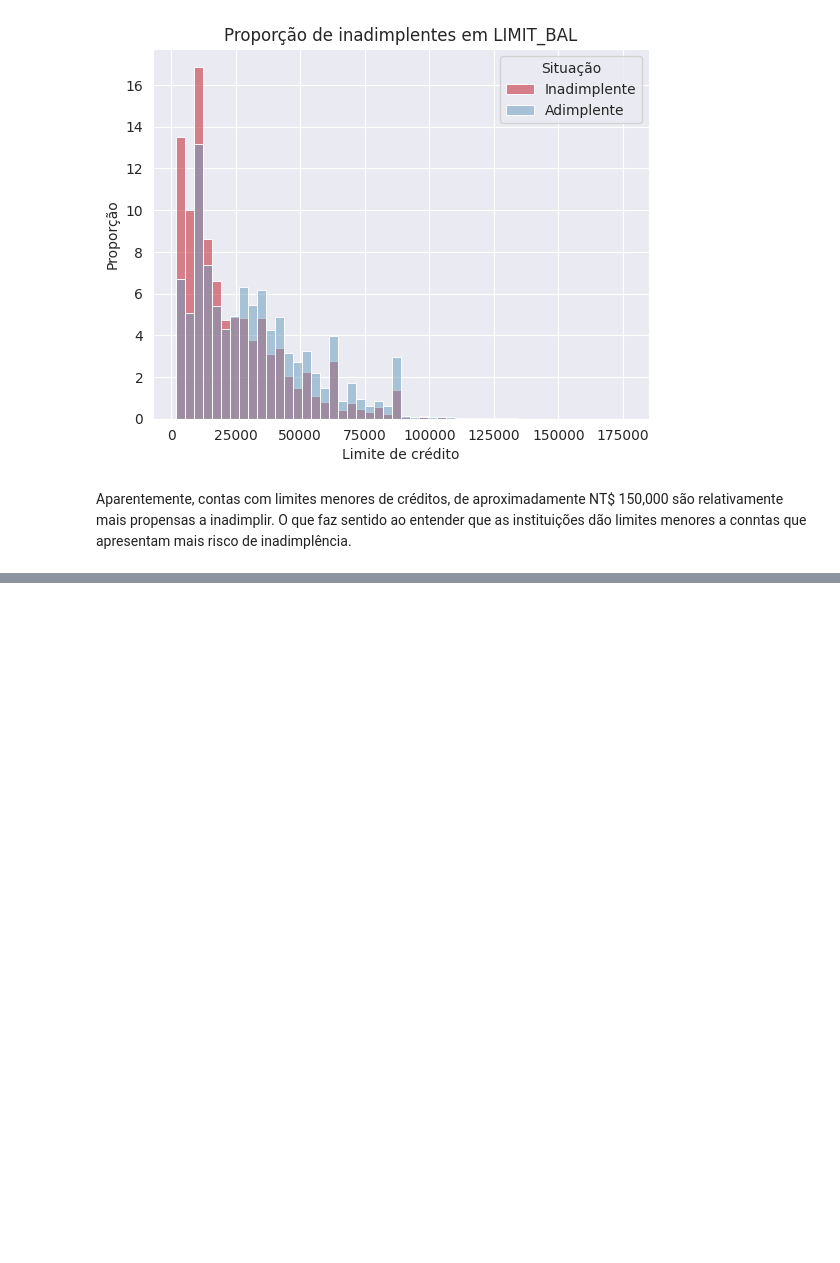
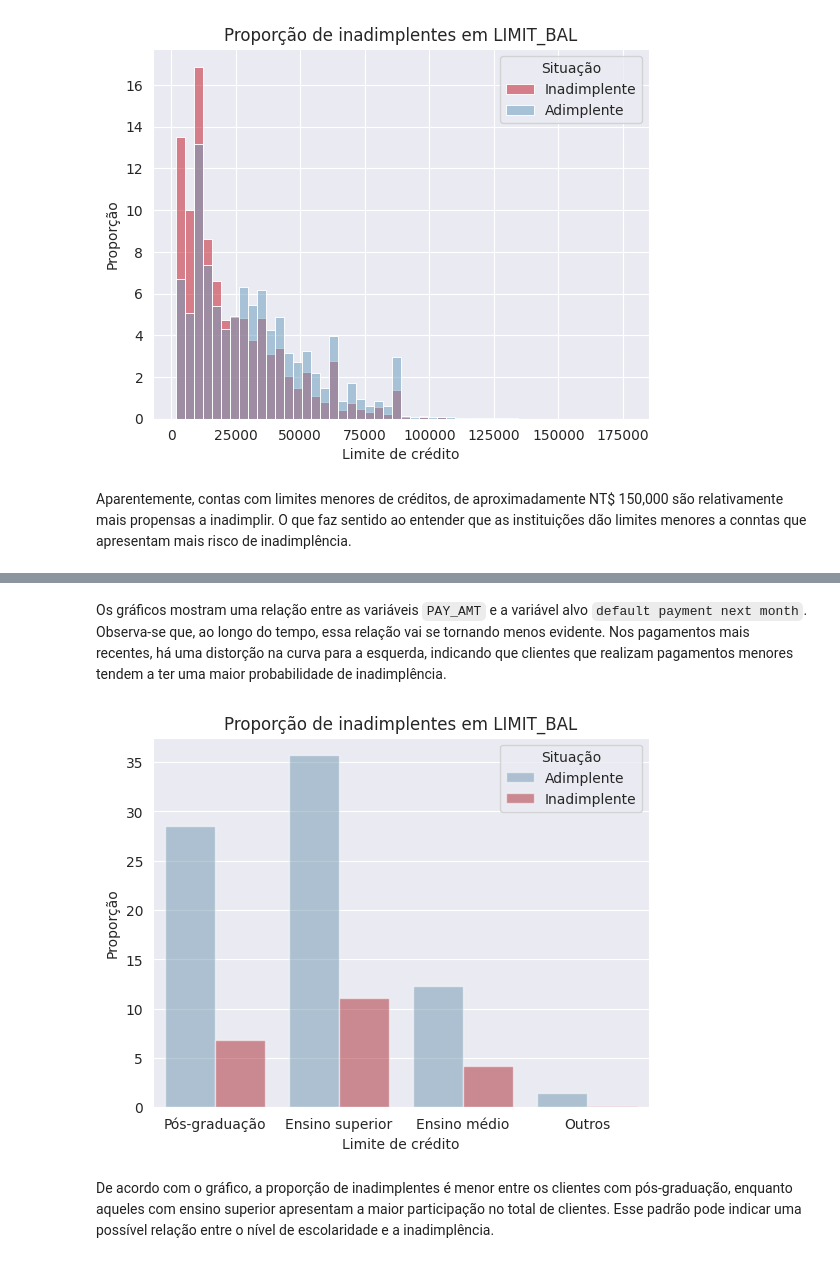
Before and after one commit to Mathsnts18/CreditRiskModel, a Jupyter notebook: notebooks/eda.ipynb, the cells around one changed output, grey strips where cells are left out. Cells and saved outputs as stored; diff of their text form; code cells hidden in the pictures; blank space fills up the shorter version.

```diff
--- a/notebooks/eda.ipynb
+++ b/notebooks/eda.ipynb
@@ -447,0 +504,19 @@ Aparentemente, contas com limites menores de créditos, de aproximadamente NT$ 1
+# %% [markdown]
+Os gráficos mostram uma relação entre as variáveis `PAY_AMT` e a variável alvo `default payment next month`. Observa-se que, ao longo do tempo, essa relação vai se tornando menos evidente. Nos pagamentos mais recentes, há uma distorção na curva para a esquerda, indicando que clientes que realizam pagamentos menores tendem a ter uma maior probabilidade de inadimplência.
+# %%
+sns.countplot(df, x='EDUCATION',
+             hue='default payment next month',
+             palette=[c_blue, c_red],
+             stat='percent',
+             alpha=0.5,
+             legend=True)
+
+plt.xlabel(xlabel="Limite de crédito")
+plt.xticks(ticks=[0, 1, 2, 3], labels=['Pós-graduação', 'Ensino superior', 'Ensino médio', 'Outros'])
+plt.ylabel(ylabel="Proporção")
+plt.title(label='Proporção de inadimplentes em LIMIT_BAL')
+plt.legend(title="Situação", labels=['Adimplente','Inadimplente']);
+# %% [output]
+[figure, added]
+# %% [markdown]
+De acordo com o gráfico, a proporção de inadimplentes é menor entre os clientes com pós-graduação, enquanto aqueles com ensino superior apresentam a maior participação no total de clientes. Esse padrão pode indicar uma possível relação entre o nível de escolaridade e a inadimplência.
```
Also changed, not shown: parts of 7 cells of this notebook, 1 other file.
